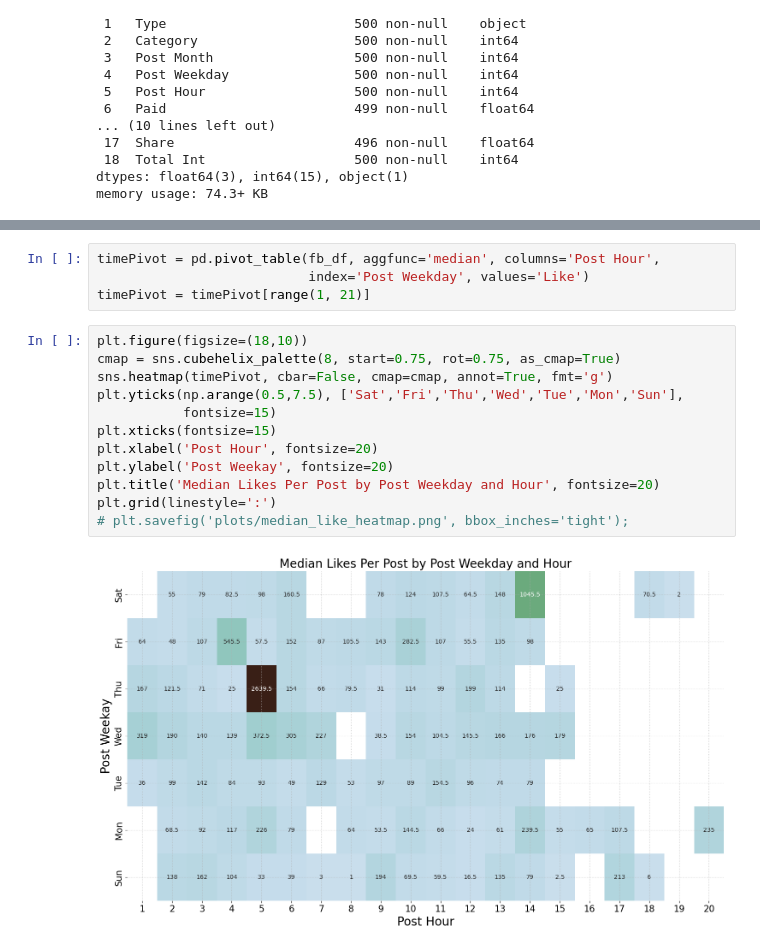
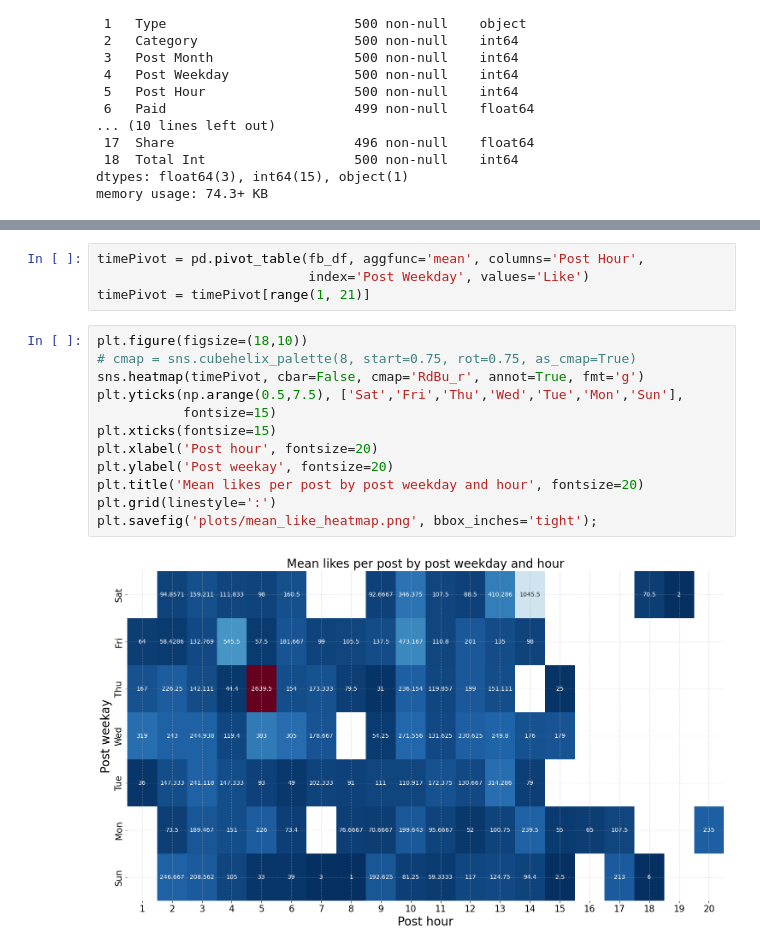
Before and after one commit to capac/facebook-metrics-data-set, a Jupyter notebook: fb_metrics.ipynb, the cells around one changed output, grey strips where cells are left out. Saved outputs shown, nothing was run; the diff lists cells and outputs as text.

```diff
--- a/fb_metrics.ipynb
+++ b/fb_metrics.ipynb
@@ -195,18 +196,18 @@ plt.savefig('plots/correlation.png', bbox_inches='tight');
 # %%
-timePivot = pd.pivot_table(fb_df, aggfunc='median', columns='Post Hour',
+timePivot = pd.pivot_table(fb_df, aggfunc='mean', columns='Post Hour',
                            index='Post Weekday', values='Like')
 timePivot = timePivot[range(1, 21)]
 # %%
 plt.figure(figsize=(18,10))
-cmap = sns.cubehelix_palette(8, start=0.75, rot=0.75, as_cmap=True)
-sns.heatmap(timePivot, cbar=False, cmap=cmap, annot=True, fmt='g')
+# cmap = sns.cubehelix_palette(8, start=0.75, rot=0.75, as_cmap=True)
+sns.heatmap(timePivot, cbar=False, cmap='RdBu_r', annot=True, fmt='g')
 plt.yticks(np.arange(0.5,7.5), ['Sat','Fri','Thu','Wed','Tue','Mon','Sun'],
            fontsize=15)
 plt.xticks(fontsize=15)
-plt.xlabel('Post Hour', fontsize=20)
-plt.ylabel('Post Weekay', fontsize=20)
-plt.title('Median Likes Per Post by Post Weekday and Hour', fontsize=20)
+plt.xlabel('Post hour', fontsize=20)
+plt.ylabel('Post weekay', fontsize=20)
+plt.title('Mean likes per post by post weekday and hour', fontsize=20)
 plt.grid(linestyle=':')
-# plt.savefig('plots/median_like_heatmap.png', bbox_inches='tight');
+plt.savefig('plots/mean_like_heatmap.png', bbox_inches='tight');
 # %% [output]
-[figure, old version]
+[figure, new version]
```
Also changed, not shown: parts of 11 cells of this notebook.
